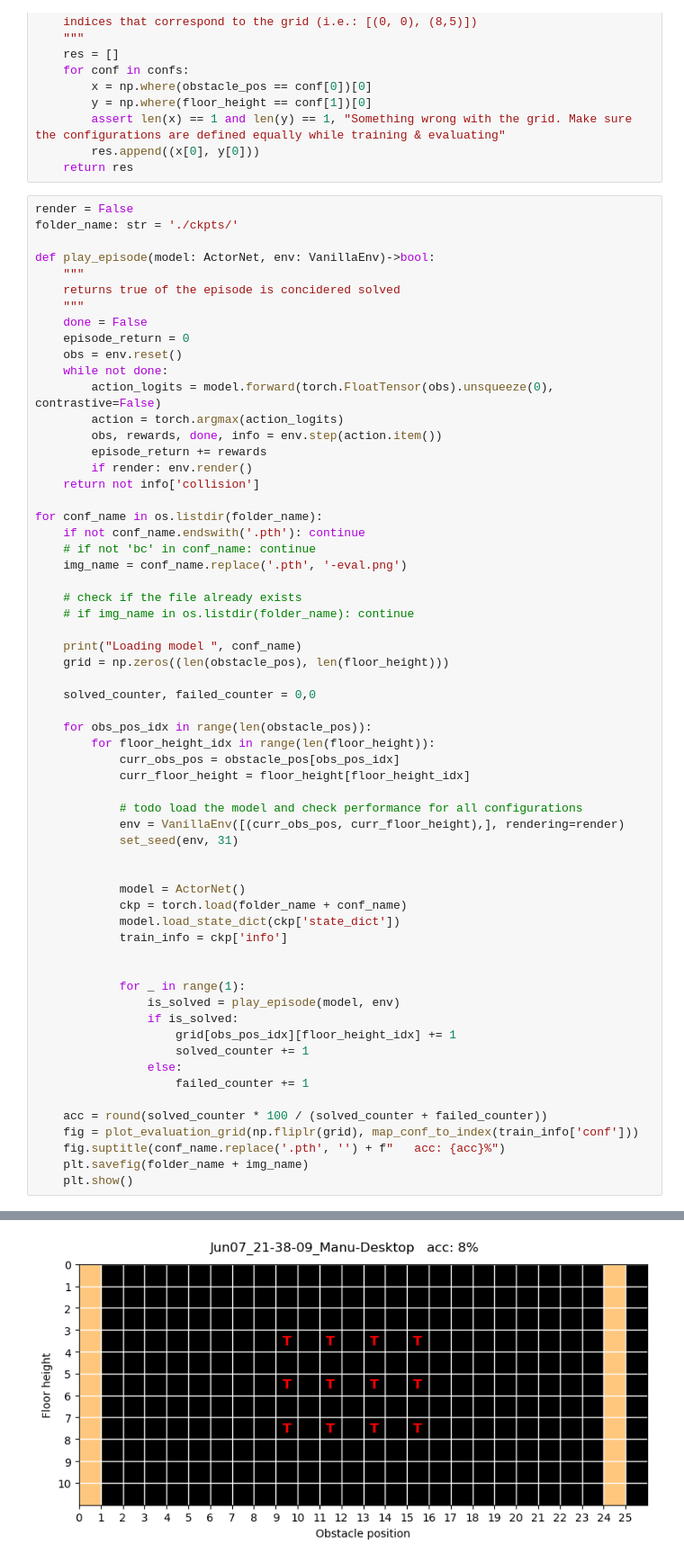
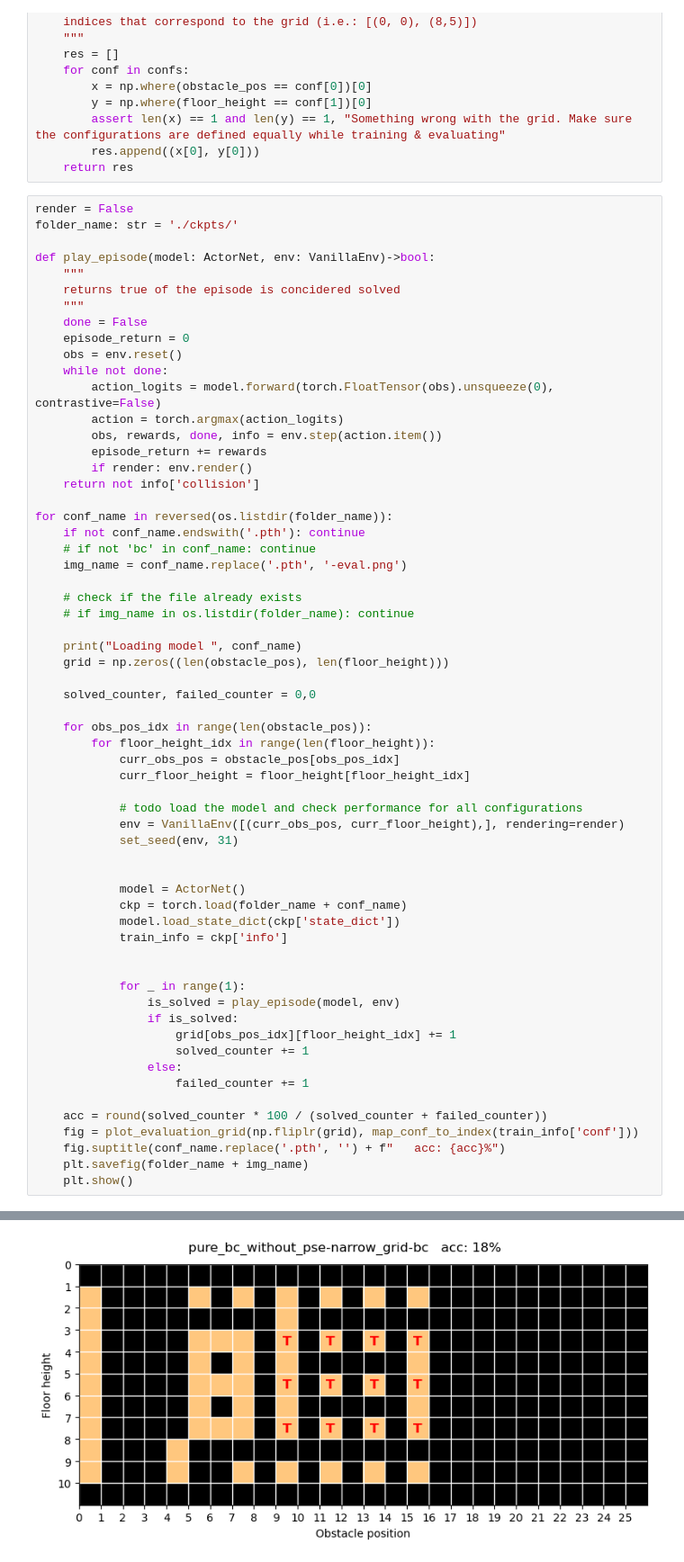
Before and after one commit to manusimidt/jku_master_thesis, a Jupyter notebook: visualize_configuration.ipynb, the cells around one changed output, grey strips where cells are left out. Shown at 90% size. Saved outputs shown, nothing was run; the diff lists cells and outputs as text.

```diff
--- a/visualize_configuration.ipynb
+++ b/visualize_configuration.ipynb
@@ -93,7 +93,7 @@ def play_episode(model: ActorNet, env: VanillaEnv)->bool:
         if render: env.render()
     return not info['collision']
 
-for conf_name in os.listdir(folder_name):
+for conf_name in reversed(os.listdir(folder_name)):
     if not conf_name.endswith('.pth'): continue
     # if not 'bc' in conf_name: continue
     img_name = conf_name.replace('.pth', '-eval.png')
@@ -142 +142 @@ Loading model  Jun07_21-38-09_Manu-Desktop.pth
-[figure, old version]
+[figure, new version]
```
Also changed, not shown: parts of 1 cell of this notebook, 8 other files.
